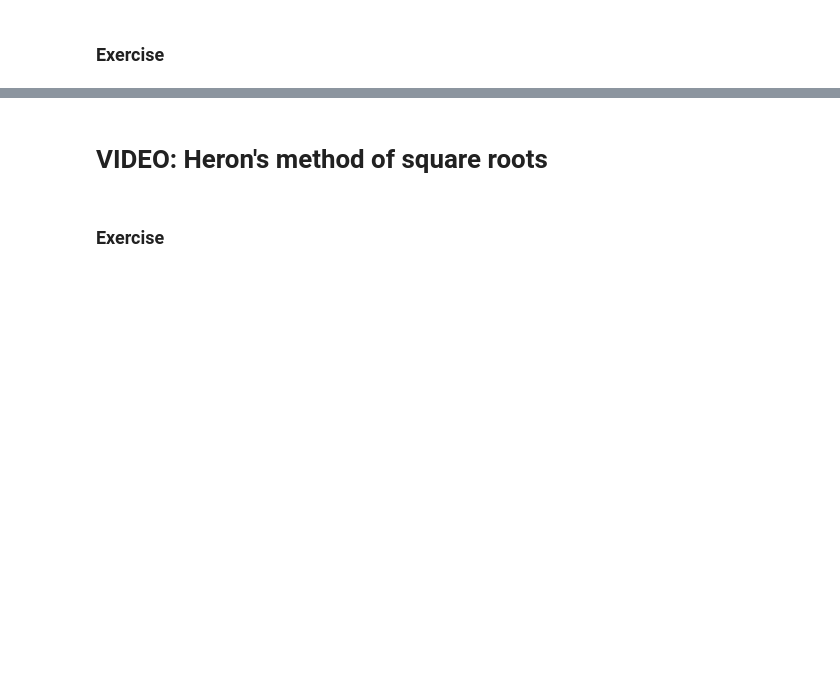
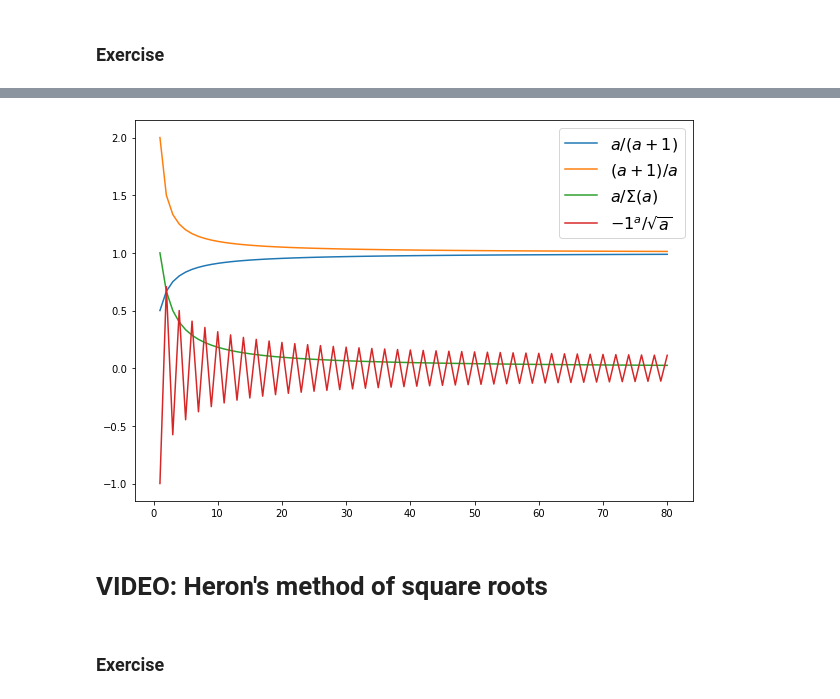
Before and after one commit to adel-nouar/Math_with_Python, a Jupyter notebook: Section14_pymath_numberTheory.ipynb, the cells around one changed output, grey strips where cells are left out. Drawn from its saved outputs; the diff is of its cells as text; code cells hidden in the pictures; blank space fills up the shorter version.

```diff
--- a/Section14_pymath_numberTheory.ipynb
+++ b/Section14_pymath_numberTheory.ipynb
@@ -210,3 +264,29 @@ plt.show()
+# %%
+# repeat without a for-loop!
+N = 81
+# the a's
+aSeq = np.arange(1,N)
+
+# the sequences
+s1 = aSeq/(aSeq+1)
+s2 = (aSeq+1)/aSeq
+s3 = aSeq/np.cumsum(aSeq)
+s4 = (-1)**aSeq/np.sqrt(aSeq)
+
+# examples of divergent sequences
+# s3 = np.cumsum(aSeq)/aSeq
+# s4 = np.sqrt(aSeq)/(-1)**aSeq
+
+# plotting
+fig,ax = plt.subplots(1,figsize=(10,7))
+plt.plot(xx,s1,label='$a/(a+1)$')
+plt.plot(xx,s2,label='$(a+1)/a$')
+plt.plot(xx,s3,label='$a/\Sigma(a)$')
+plt.plot(xx,s4,label='$-1^a/\sqrt{a}$')
+plt.legend(loc='upper right',fontsize=16)
+plt.show()
+# %% [output]
+[figure, added]
 # %% [markdown]
 # VIDEO: Heron's method of square roots
 # %% [markdown]
```
Also changed, not shown: parts of 2 cells of this notebook.
